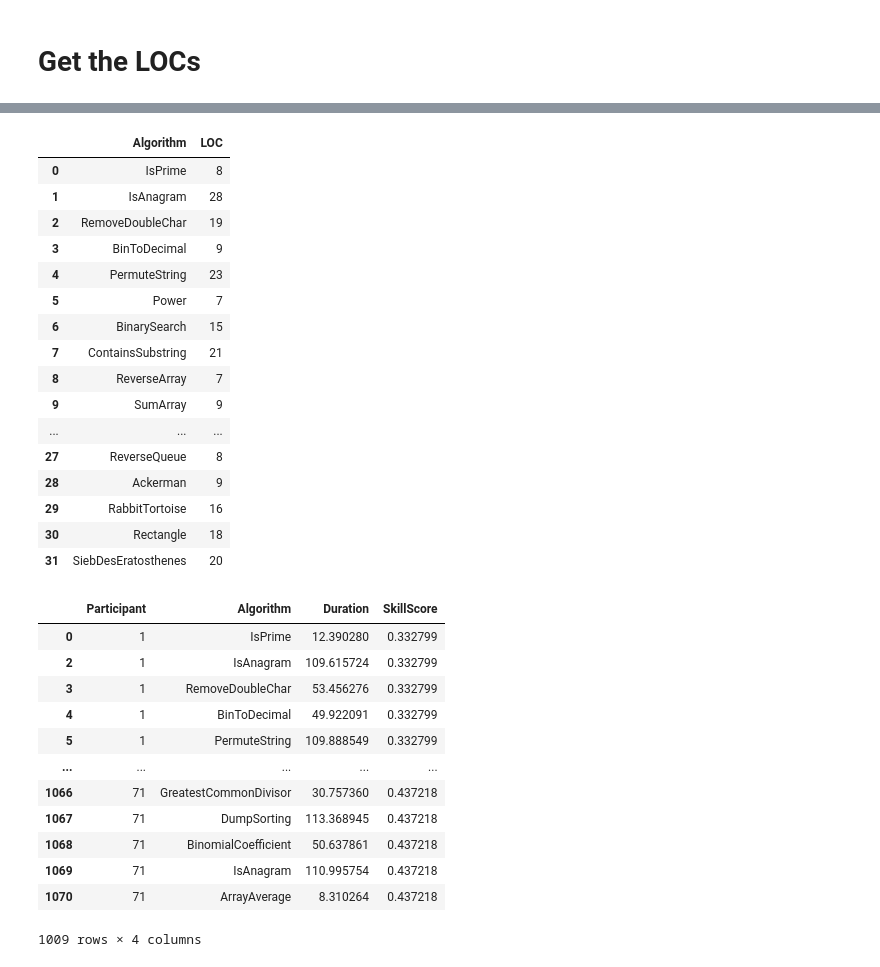
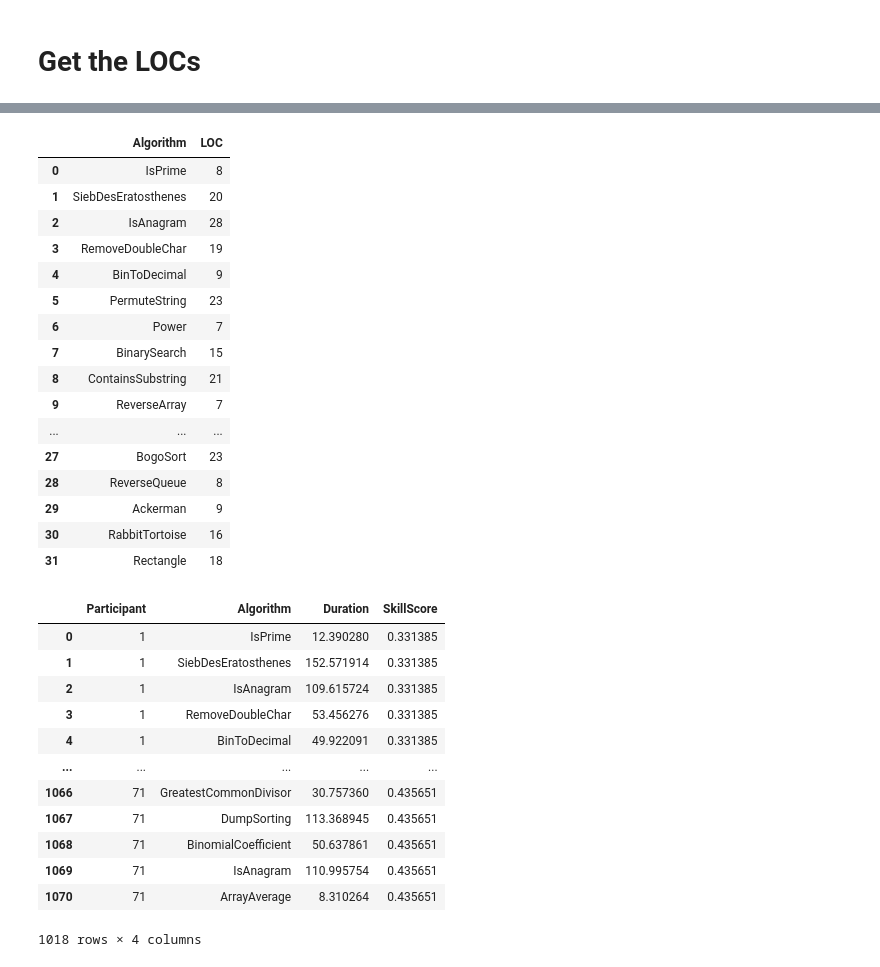
Before and after one commit to brains-on-code/eye-tracking-tools-influence, a Jupyter notebook: Study24/RQ1_PAPER_Eyetracking.ipynb, the cells around one changed output, grey strips where cells are left out. Cells and saved outputs as stored; diff of their text form; code cells hidden in the pictures.

```diff
--- a/Study24/RQ1_PAPER_Eyetracking.ipynb
+++ b/Study24/RQ1_PAPER_Eyetracking.ipynb
@@ -208,7 +171,6 @@ df_token = df_token.drop(["BoundingBox", "Token"], axis=1)
 for participant in participants:
     df_token.loc[:, f"TokenFixation_P{participant}"] = [[] for _ in range(len(df_token))]
     df_token.loc[:, f"TokenReFixation_P{participant}"] = [[] for _ in range(len(df_token))]
-
 
 prev_participant = df_token_fixation_per_participant["Participant"].iloc[0]
 prev_token_idx = df_token_fixation_per_participant["TokenIdx"].iloc[0]
@@ -227,9 +189,9 @@ for idx, row in tqdm(df_token_fixation_per_participant.iterrows(), total=len(df_
         if re_fixation:
             re_fixations = df_token.loc[index, f"TokenReFixation_P{prev_participant}"]
             re_fixations.extend(fixations.copy())
-            df_token.loc[index, f"TokenReFixation_P{prev_participant}"] = re_fixations.copy()
+            df_token.at[index, f"TokenReFixation_P{prev_participant}"] = re_fixations.copy()
         else:
-            df_token.loc[index, f"TokenFixation_P{prev_participant}"] = fixations.copy()
+            df_token.at[index, f"TokenFixation_P{prev_participant}"] = fixations.copy()
         fixations = []
         # possible new fixation
         re_fixation = False
@@ -487,12 +468,12 @@ df_combined
 snippets = df_fixation["Algorithm"].unique()
 df_aois = pd.DataFrame(columns=["Algorithm", "AOI", "AOIIdx", "BoundingBox"])
 for snippet in tqdm(snippets):
-    aoi_token_generator = f"./../CodeSnippets/Generators_Labeled/Generators/{snippet}.json"
+    aoi_token_generator = f"../data/24/CodeSnippets/Generators_Labeled/Generators/{snippet}.json"
     try:
-        image, aoi_list = gsl.create_image(aoi_token_generator, font_path="./../CodeSnippets/fonts/ttf/")
+        image, aoi_list = gsl.create_image(aoi_token_generator, font_path="/../data/24/CodeSnippets/fonts/ttf/")
     except:
         print(f"{snippet} failed")
-        image, aoi_list = gsl.create_image(aoi_token_generator, font_path="./../CodeSnippets/fonts/ttf/", logging=True)
+        image, aoi_list = gsl.create_image(aoi_token_generator, font_path="/../data/24/CodeSnippets/fonts/ttf/", logging=True)
         break
     height, width = image.size
     width_offset = int(1920 * 0.5) - int(height / 2)
@@ -652,9 +633,9 @@ for idx, row in tqdm(df_aoi_fixation_per_participant.iterrows(), total=len(df_ao
         if re_fixation:
             re_fixations = df_aois_current.loc[index, f"AOIReFixation_P{prev_participant}"]
             re_fixations.extend(fixations.copy())
-            df_aois_current.loc[index, f"AOIReFixation_P{prev_participant}"] = re_fixations.copy()
+            df_aois_current.at[index, f"AOIReFixation_P{prev_participant}"] = re_fixations.copy()
         else:
-            df_aois_current.loc[index, f"AOIFixation_P{prev_participant}"] = fixations.copy()
+            df_aois_current.at[index, f"AOIFixation_P{prev_participant}"] = fixations.copy()
         fixations = []
         # possible new fixation
         re_fixation = False
@@ -874,8 +855,8 @@ dtype: float64
 snippets = df_fixation["Algorithm"].unique()
 df_lines = pd.DataFrame(columns=["Algorithm", "Line", "BoundingBox"])
 for snippet in tqdm(snippets):
-    aoi_token_generator = f"./../CodeSnippets/Generators_Labeled/Generators/{snippet}_ast.json"
-    image, aoi_list = gsl.create_image(aoi_token_generator, font_path="./../CodeSnippets/fonts/ttf/")
+    aoi_token_generator = f"../data/24/CodeSnippets/Generators_Labeled/Generators/{snippet}_ast.json"
+    image, aoi_list = gsl.create_image(aoi_token_generator, font_path="/../data/24/CodeSnippets/fonts/ttf/")
     height, width = image.size
     width_offset = int(1920 * 0.5) - int(height / 2)
     height_offset = int(1080 * 0.5) - int(width / 2)
@@ -978,53 +962,53 @@ df_line_fixation_per_participant
 # %%
 # Calculate the LOCs
 snippets = df_fixation["Algorithm"].unique()
 df_snippet_length = pd.DataFrame(columns=["Algorithm", "LOC"])
 for snippet in tqdm(snippets):
-    aoi_token_generator = f"./../CodeSnippets/Generators_Labeled/Generators/{snippet}_ast.json"
+    aoi_token_generator = f"../data/24/CodeSnippets/Generators_Labeled/Generators/{snippet}_ast.json"
     with open(aoi_token_generator) as f:
         aoi_list = json.load(f)
         data = aoi_list["source-code"]
         LOC = len(data)
         df_snippet_length.loc[len(df_snippet_length)] = [snippet, LOC]
 df_snippet_length
 # %% [output]
 |  | Algorithm | LOC |
 | 0 | IsPrime | 8 |
-| 1 | IsAnagram | 28 |
-| 2 | RemoveDoubleChar | 19 |
-| 3 | BinToDecimal | 9 |
-| 4 | PermuteString | 23 |
-| 5 | Power | 7 |
-| 6 | BinarySearch | 15 |
-| 7 | ContainsSubstring | 21 |
-| 8 | ReverseArray | 7 |
-| 9 | SumArray | 9 |
+| 1 | SiebDesEratosthenes | 20 |
+| 2 | IsAnagram | 28 |
+| 3 | RemoveDoubleChar | 19 |
+| 4 | BinToDecimal | 9 |
+| 5 | PermuteString | 23 |
+| 6 | Power | 7 |
+| 7 | BinarySearch | 15 |
+| 8 | ContainsSubstring | 21 |
+| 9 | ReverseArray | 7 |
 | ... | ... | ... |
-| 27 | ReverseQueue | 8 |
-| 28 | Ackerman | 9 |
-| 29 | RabbitTortoise | 16 |
-| 30 | Rectangle | 18 |
-| 31 | SiebDesEratosthenes | 20 |
+| 27 | BogoSort | 23 |
+| 28 | ReverseQueue | 8 |
+| 29 | Ackerman | 9 |
+| 30 | RabbitTortoise | 16 |
+| 31 | Rectangle | 18 |
 # %%
 # read in Behavioural and Skills data
-df_behavioral = pd.read_csv('./data/filteredData/fixation_stats.csv', sep=";")
+df_behavioral = pd.read_csv('../data/24/dataEvaluation/data/filteredData/fixation_stats.csv', sep=";")
 df_behavioral = df_behavioral[df_behavioral["IsOutlier"] == False]
 df_behavioral = df_behavioral[["Participant", "Algorithm", "Duration", "SkillScore"]]
 df_behavioral
 # %% [output]
 |  | Participant | Algorithm | Duration | SkillScore |
-| 0 | 1 | IsPrime | 12.390280 | 0.332799 |
-| 2 | 1 | IsAnagram | 109.615724 | 0.332799 |
-| 3 | 1 | RemoveDoubleChar | 53.456276 | 0.332799 |
-| 4 | 1 | BinToDecimal | 49.922091 | 0.332799 |
-| 5 | 1 | PermuteString | 109.888549 | 0.332799 |
+| 0 | 1 | IsPrime | 12.390280 | 0.331385 |
+| 1 | 1 | SiebDesEratosthenes | 152.571914 | 0.331385 |
+| 2 | 1 | IsAnagram | 109.615724 | 0.331385 |
+| 3 | 1 | RemoveDoubleChar | 53.456276 | 0.331385 |
+| 4 | 1 | BinToDecimal | 49.922091 | 0.331385 |
 | ... | ... | ... | ... | ... |
-| 1066 | 71 | GreatestCommonDivisor | 30.757360 | 0.437218 |
-| 1067 | 71 | DumpSorting | 113.368945 | 0.437218 |
-| 1068 | 71 | BinomialCoefficient | 50.637861 | 0.437218 |
-| 1069 | 71 | IsAnagram | 110.995754 | 0.437218 |
-| 1070 | 71 | ArrayAverage | 8.310264 | 0.437218 |
+| 1066 | 71 | GreatestCommonDivisor | 30.757360 | 0.435651 |
+| 1067 | 71 | DumpSorting | 113.368945 | 0.435651 |
+| 1068 | 71 | BinomialCoefficient | 50.637861 | 0.435651 |
+| 1069 | 71 | IsAnagram | 110.995754 | 0.435651 |
+| 1070 | 71 | ArrayAverage | 8.310264 | 0.435651 |
-1009 rows × 4 columns
+1018 rows × 4 columns
 # %%
 # merge dataframes together to access every possible combination of participant, algorithm and duration,skillscore
 df_combined = pd.merge(df_line_fixation_per_participant, df_snippet_length, on=["Algorithm"])
```
Also changed, not shown: parts of 17 cells of this notebook, 4 other files.
